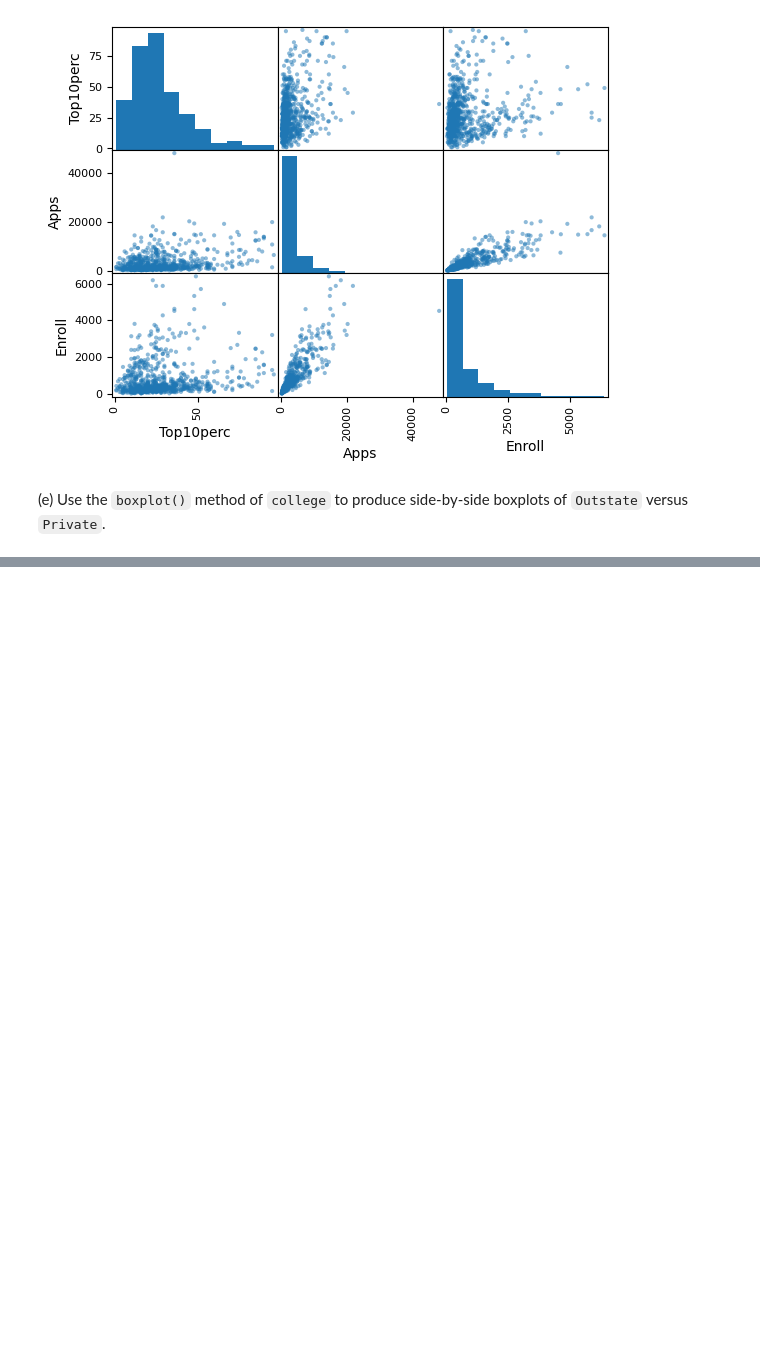
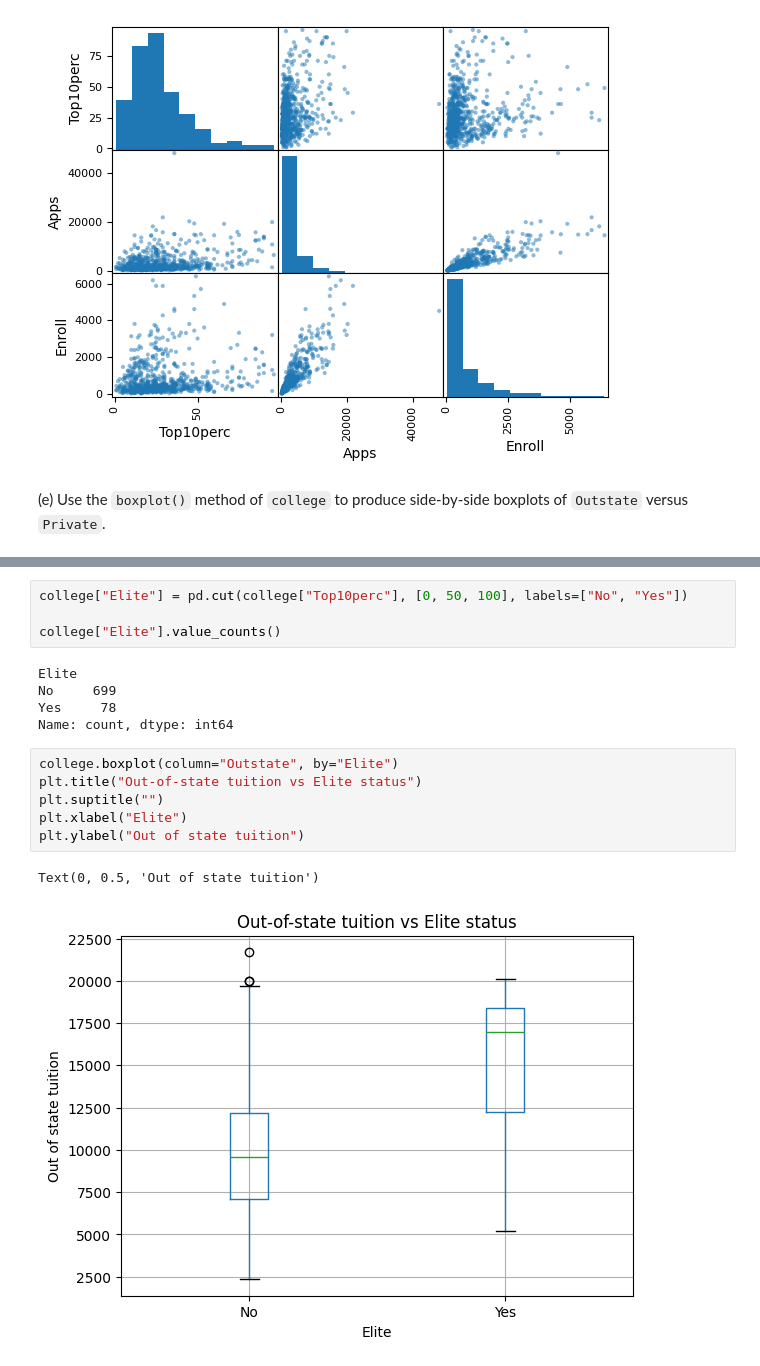
Before and after one commit to Gremlet/databehandling-lab, a Jupyter notebook: lab.ipynb, the cells around one changed output, grey strips where cells are left out. Cells and saved outputs as stored; diff of their text form; blank space fills up the shorter version.

```diff
--- a/lab.ipynb
+++ b/lab.ipynb
@@ -114,0 +123,18 @@ Text(0, 0.5, 'Outstate')
+# %%
+college["Elite"] = pd.cut(college["Top10perc"], [0, 50, 100], labels=["No", "Yes"])
+
+college["Elite"].value_counts()
+# %% [output]
+Elite
+No     699
+Yes     78
+Name: count, dtype: int64
+# %%
+college.boxplot(column="Outstate", by="Elite")
+plt.title("Out-of-state tuition vs Elite status")
+plt.suptitle("")
+plt.xlabel("Elite")
+plt.ylabel("Out of state tuition")
+# %% [output]
+Text(0, 0.5, 'Out of state tuition')
+[figure, added]
```
Also changed, not shown: parts of 19 cells of this notebook.
